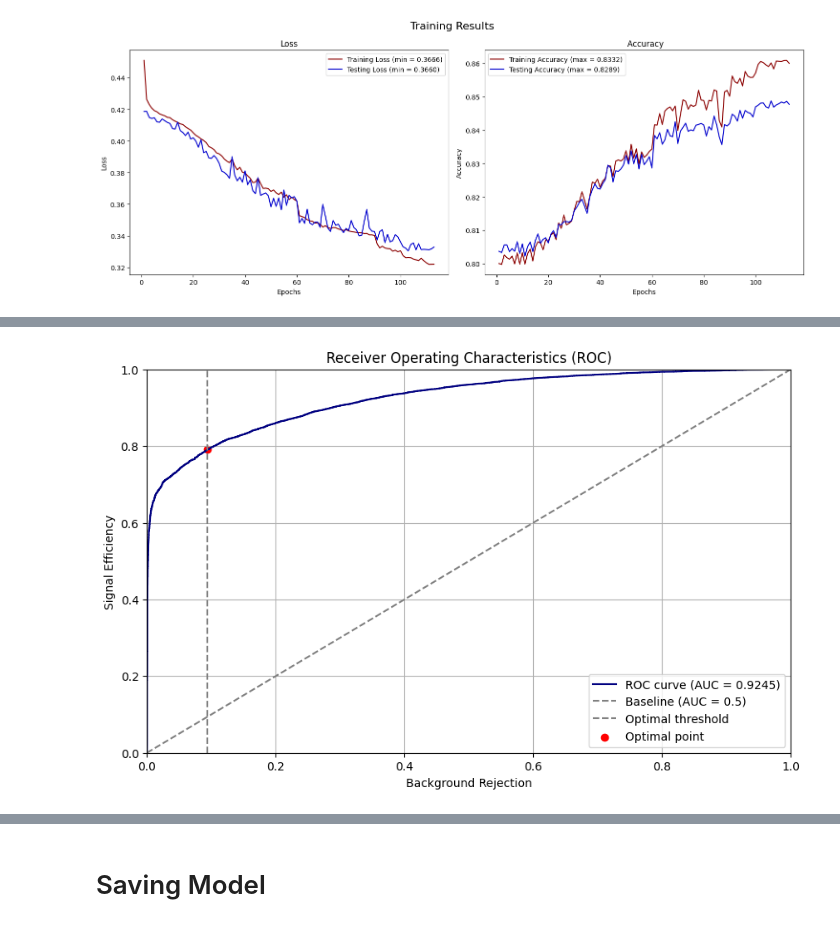
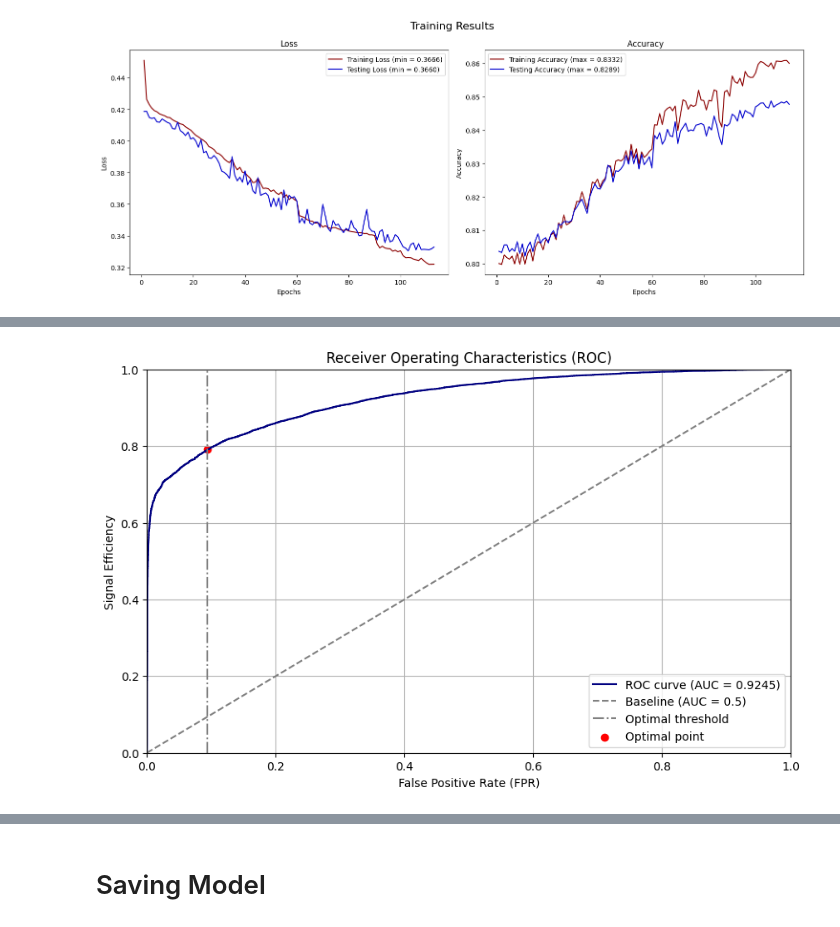
Before and after one commit to gpesticci/Jet-GNN, a Jupyter notebook: GNN.ipynb, the cells around one changed output, grey strips where cells are left out. Cells and saved outputs as stored; diff of their text form; code cells hidden in the pictures.

```diff
--- a/GNN.ipynb
+++ b/GNN.ipynb
@@ -570,18 +588,18 @@ plt.show()
 # %%
 # Plot ROC Curve and show AUC, mark optimal threshold
 plt.figure(figsize=(10, 6))
 plt.plot(fpr, tpr, color='navy', label=f'ROC curve (AUC = {auc:.4f})')
 plt.plot([0, 1], [0, 1], color='grey', linestyle='--', label='Baseline (AUC = 0.5)')
-plt.axvline(x=fpr[optimal_idx], color='grey', linestyle='--', label='Optimal threshold')
+plt.axvline(x=fpr[optimal_idx], color='grey', linestyle='-.', label='Optimal threshold')
 plt.scatter(fpr[optimal_idx], tpr[optimal_idx], color='red', label='Optimal point')
 plt.xlim([0.0, 1.0])
 plt.ylim([0.0, 1.0])
 plt.style.use('default')
 plt.ylabel('Signal Efficiency')
-plt.xlabel('Background Rejection')
+plt.xlabel('False Positive Rate (FPR)')
 plt.title('Receiver Operating Characteristics (ROC)')
 plt.legend(loc='lower right')
 plt.grid(True)
 plt.show()
 # %% [output]
-[figure, old version]
+[figure, new version]
```
Also changed, not shown: parts of 29 cells of this notebook, 1 other file.
